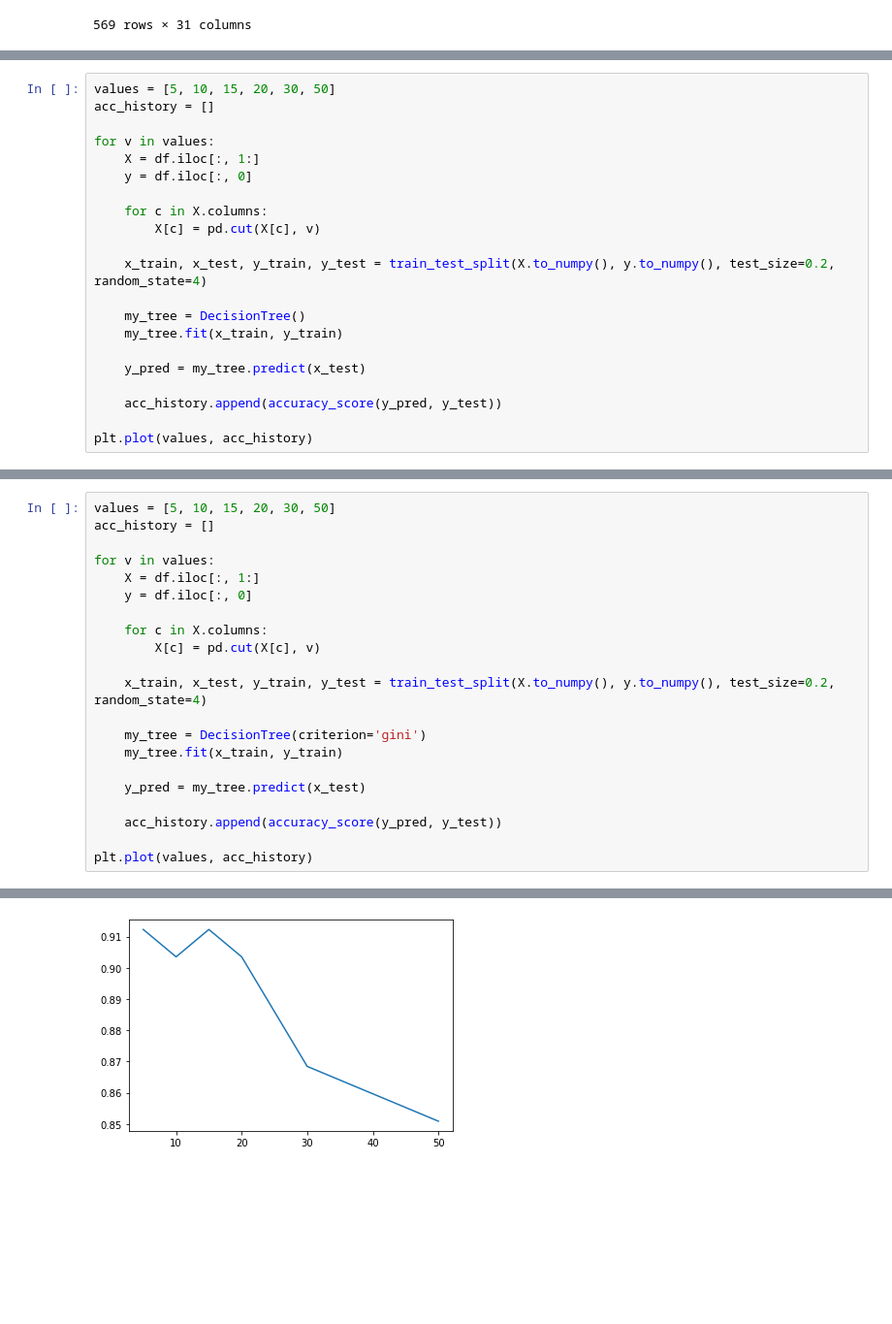
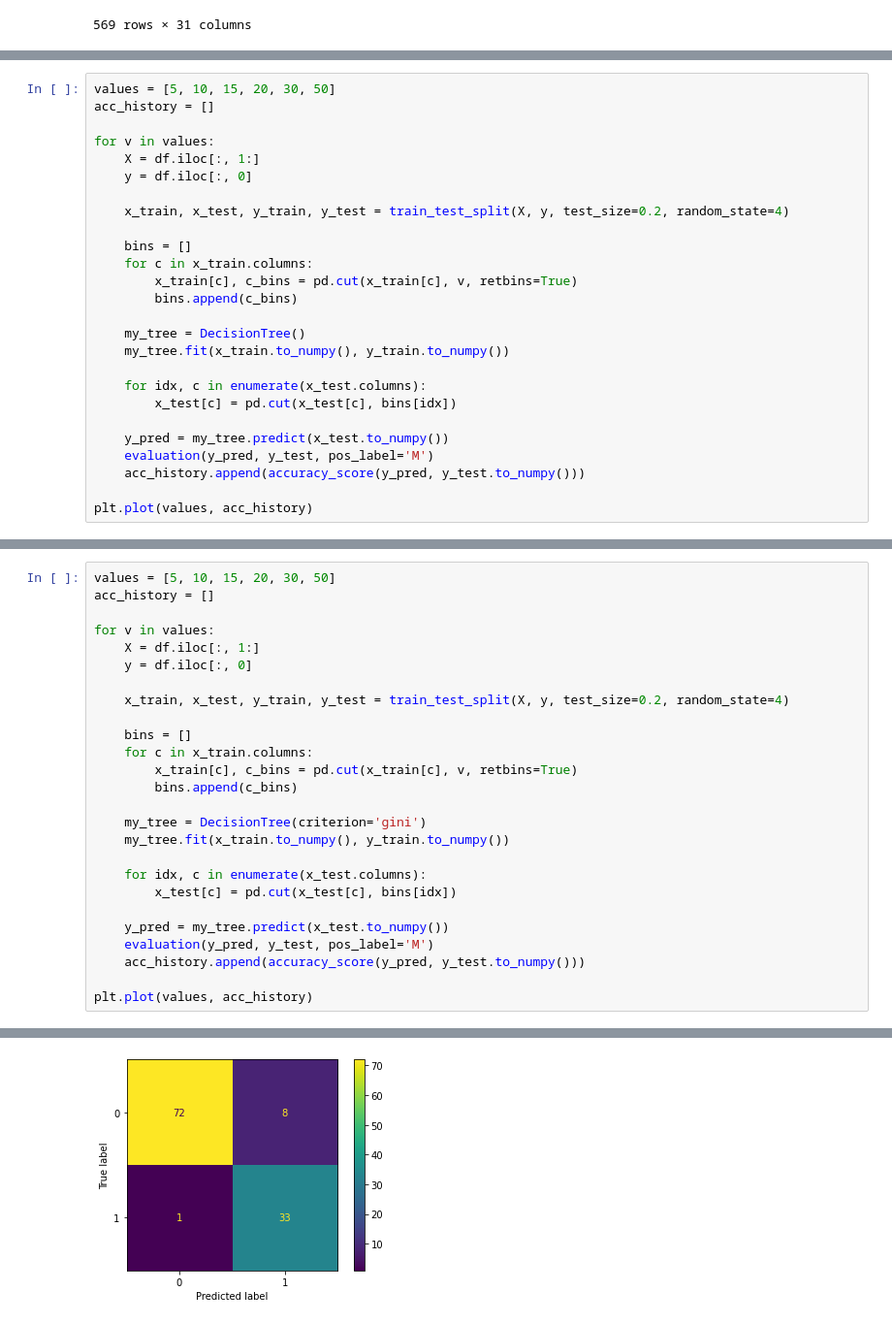
Before and after one commit to AlirezaSM/decision-tree, a Jupyter notebook: decision_tree.ipynb, the cells around one changed output, grey strips where cells are left out. Shown at 97% size. Drawn from its saved outputs; the diff is of its cells as text; blank space fills up the shorter version.

```diff
--- a/decision_tree.ipynb
+++ b/decision_tree.ipynb
@@ -227,17 +248,22 @@ for v in values:
     X = df.iloc[:, 1:]
     y = df.iloc[:, 0]
 
-    for c in X.columns:
-        X[c] = pd.cut(X[c], v)
+    x_train, x_test, y_train, y_test = train_test_split(X, y, test_size=0.2, random_state=4)
 
-    x_train, x_test, y_train, y_test = train_test_split(X.to_numpy(), y.to_numpy(), test_size=0.2, random_state=4)
+    bins = []
+    for c in x_train.columns:
+        x_train[c], c_bins = pd.cut(x_train[c], v, retbins=True)
+        bins.append(c_bins)
 
     my_tree = DecisionTree()
-    my_tree.fit(x_train, y_train)
+    my_tree.fit(x_train.to_numpy(), y_train.to_numpy())
 
-    y_pred = my_tree.predict(x_test)
+    for idx, c in enumerate(x_test.columns):
+        x_test[c] = pd.cut(x_test[c], bins[idx])
 
-    acc_history.append(accuracy_score(y_pred, y_test))
+    y_pred = my_tree.predict(x_test.to_numpy())
+    evaluation(y_pred, y_test, pos_label='M')
+    acc_history.append(accuracy_score(y_pred, y_test.to_numpy()))
 
 plt.plot(values, acc_history)
 # %% [output]
@@ -251,17 +290,22 @@ for v in values:
     X = df.iloc[:, 1:]
     y = df.iloc[:, 0]
 
-    for c in X.columns:
-        X[c] = pd.cut(X[c], v)
+    x_train, x_test, y_train, y_test = train_test_split(X, y, test_size=0.2, random_state=4)
 
-    x_train, x_test, y_train, y_test = train_test_split(X.to_numpy(), y.to_numpy(), test_size=0.2, random_state=4)
+    bins = []
+    for c in x_train.columns:
+        x_train[c], c_bins = pd.cut(x_train[c], v, retbins=True)
+        bins.append(c_bins)
 
     my_tree = DecisionTree(criterion='gini')
-    my_tree.fit(x_train, y_train)
+    my_tree.fit(x_train.to_numpy(), y_train.to_numpy())
 
-    y_pred = my_tree.predict(x_test)
+    for idx, c in enumerate(x_test.columns):
+        x_test[c] = pd.cut(x_test[c], bins[idx])
 
-    acc_history.append(accuracy_score(y_pred, y_test))
+    y_pred = my_tree.predict(x_test.to_numpy())
+    evaluation(y_pred, y_test, pos_label='M')
+    acc_history.append(accuracy_score(y_pred, y_test.to_numpy()))
 
 plt.plot(values, acc_history)
 # %% [output]
@@ -269 +314 @@ plt.plot(values, acc_history)
-[figure, old version]
+[figure, new version]
```
Also changed, not shown: parts of 24 cells of this notebook.
